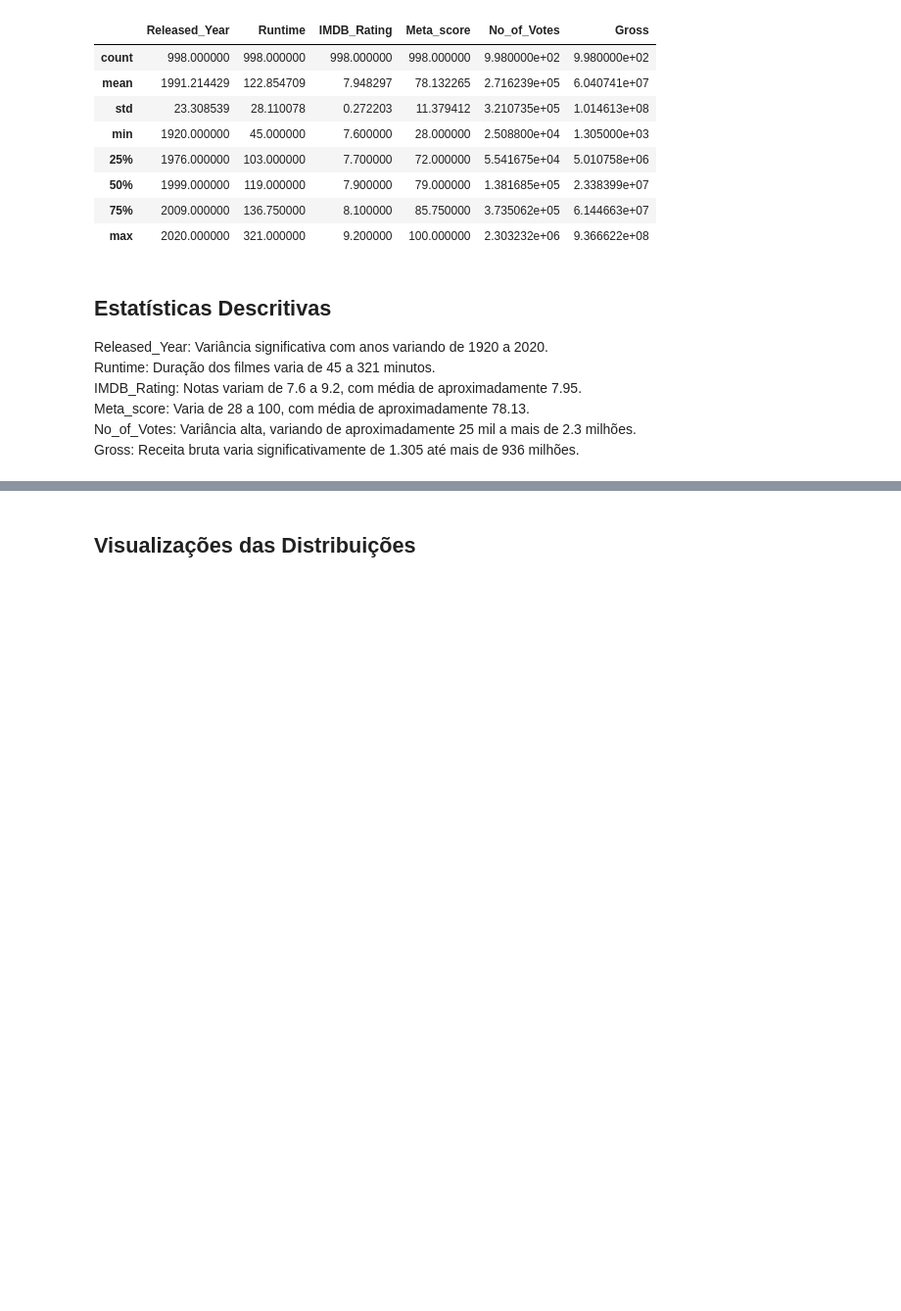
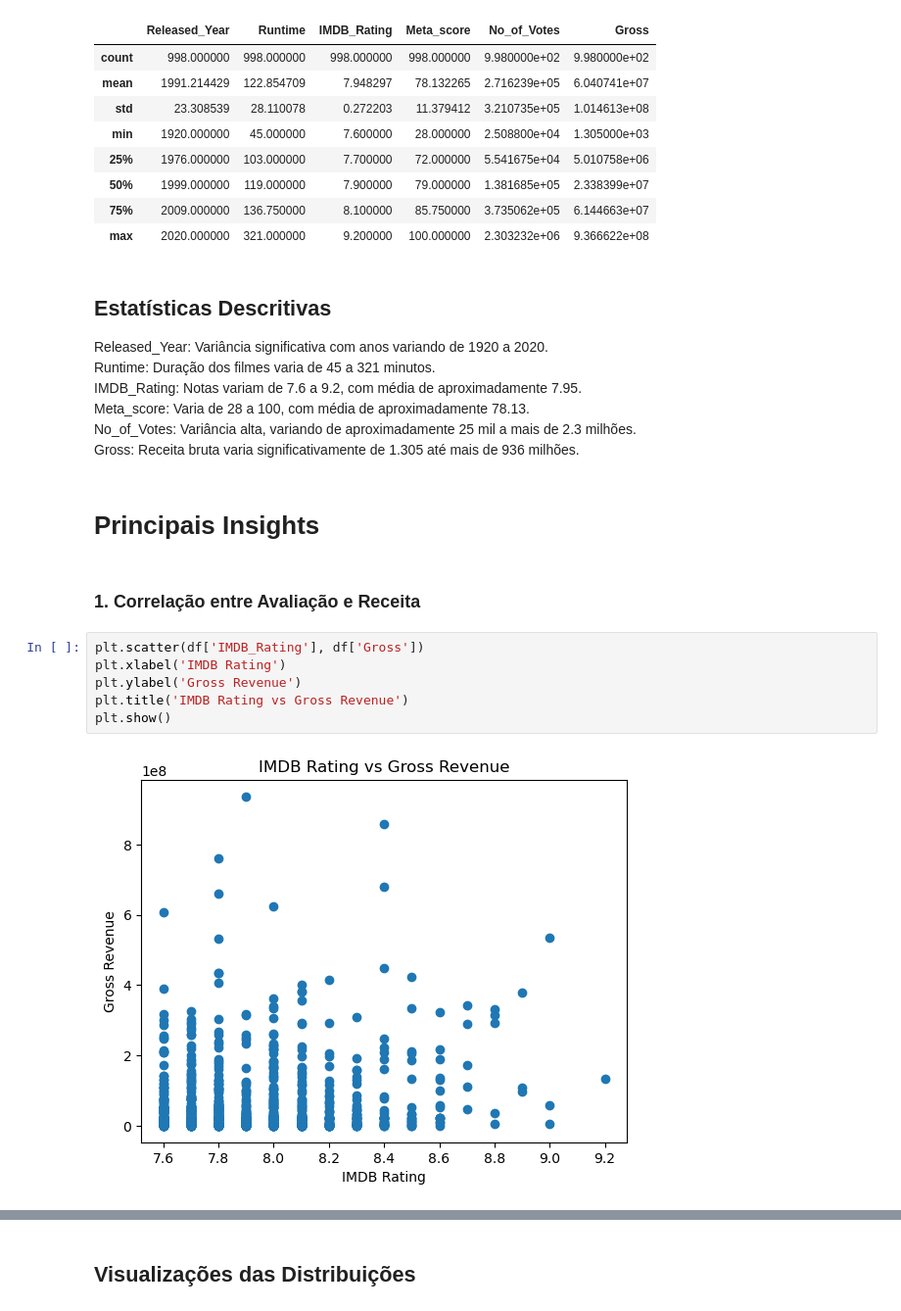
Before and after one commit to icarogga/-LH_CD_ICARO, a Jupyter notebook: desafio_indicium_imdb_analysis.ipynb, the cells around one changed output, grey strips where cells are left out. Shown at 98% size. Drawn from its saved outputs; the diff is of its cells as text; blank space fills up the shorter version.

```diff
--- a/desafio_indicium_imdb_analysis.ipynb
+++ b/desafio_indicium_imdb_analysis.ipynb
@@ -161,3 +166,15 @@ IMDB_Rating: Notas variam de 7.6 a 9.2, com média de aproximadamente 7.95.
 Meta_score: Varia de 28 a 100, com média de aproximadamente 78.13.
 No_of_Votes: Variância alta, variando de aproximadamente 25 mil a mais de 2.3 milhões.
 Gross: Receita bruta varia significativamente de 1.305 até mais de 936 milhões.
+# %% [markdown]
+# Principais Insights
+# %% [markdown]
+### 1. Correlação entre Avaliação e Receita
+# %%
+plt.scatter(df['IMDB_Rating'], df['Gross'])
+plt.xlabel('IMDB Rating')
+plt.ylabel('Gross Revenue')
+plt.title('IMDB Rating vs Gross Revenue')
+plt.show()
+# %% [output]
+[figure, added]
```
Also changed, not shown: parts of 28 cells of this notebook, 4 other files.
